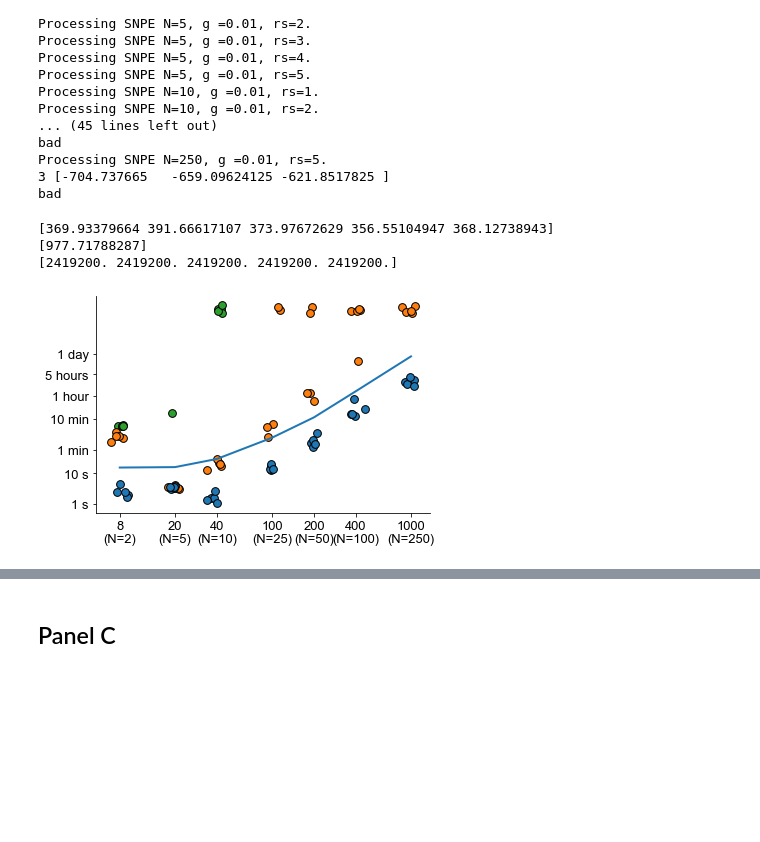
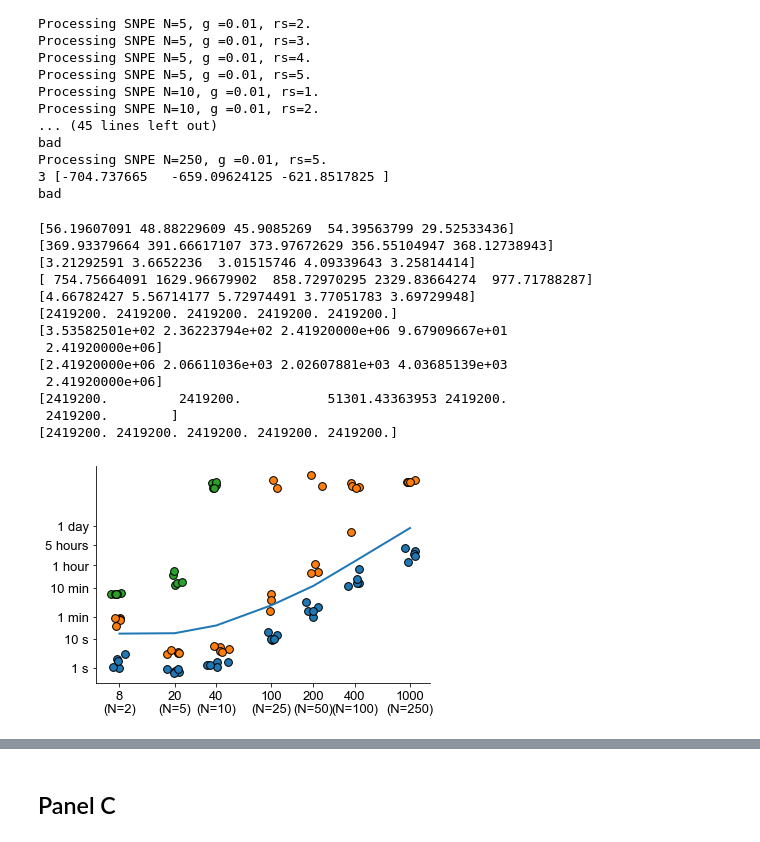
Before and after one commit to cunningham-lab/epi, a Jupyter notebook: notebooks/RNN/AnalyzeRNN.ipynb, the cells around one changed output, grey strips where cells are left out. Saved outputs shown, nothing was run; the diff lists cells and outputs as text; code cells hidden in the pictures; blank space fills up the shorter version.

```diff
--- a/notebooks/RNN/AnalyzeRNN.ipynb
+++ b/notebooks/RNN/AnalyzeRNN.ipynb
@@ -55,7 +55,7 @@ SNPE_conv = {}
 EPI_conv = {}
 EPI_eps_conv = {}
 Ns = [2, 5, 10, 25, 50, 100, 250]
-eps = [0.25]
+eps = [0.5]
 random_seeds = [1,2,3,4,5]
 g = 0.01
 for i, N in enumerate(Ns):
@@ -106,7 +106,8 @@ Processing SNPE N=250, g =0.01, rs=5.
 3 [-704.737665   -659.09624125 -621.8517825 ]
 bad
 # %%
-_eps = 0.25
+Ns = [2, 5, 10, 25, 50, 100, 250]
+_eps = 0.5
 epi_conv_means = [np.nanmean(EPI_conv[(N,_eps)]['times']) for N in Ns]
 epi_conv_stds = [np.nanstd(EPI_conv[(N,_eps)]['times']) for N in Ns]
 fontsize=15
@@ -124,6 +125,7 @@ log_y_jit_std = 0.2
 
 dotsize = 60
 fig, ax = plt.subplots(1,1,figsize=(6,4))
+ax.plot(np.log(np.array(Ns)), np.log(epi_conv_means), color=colors[0])
 nan_y = 4*7*24*60*60.
 for N in Ns:
     smc_conv_times = SMC_conv[N]['times']
@@ -140,7 +142,7 @@ for N in Ns:
     epi_y = np.array([val if not np.isnan(val) else nan_y for val in EPI_eps_conv[(N, _eps)]['times']])
     epi_log_jit_y = np.array([0. if not np.isnan(val) else np.random.normal(0., log_y_jit_std)
                               for val in EPI_conv[(N,_eps)]['times']])
-
+    print(snpe_y)
     if epi_y.shape[0] == 0:
         log_epi_y = np.nan*np.ones((len(epi_y)))
     else:
@@ -152,35 +154,43 @@ for N in Ns:
         assert(len(snpe_y) == 5)
         log_snpe_y = np.log(snpe_y) + snpe_log_jit_y
     if smc_y.shape[0] == 0:
         log_smc_y = np.nan*np.ones((len(smc_y)))
     else:
         print(smc_y)
         #assert(len(smc_y) == 5)
         log_smc_y = np.log(smc_y) + smc_log_jit_y
 
     smc_log_jit = np.random.normal(0., 0.075, (len(smc_y),))
     snpe_log_jit = np.random.normal(0., 0.075, (len(snpe_y),))
     epi_log_jit = np.random.normal(0., 0.075, (len(epi_y),))
 
     ax.scatter(np.log(N)+smc_log_jit, log_smc_y, color=colors[2],
                s=dotsize, edgecolor='k', alpha=scat_alpha)
     ax.scatter(np.log(N)+snpe_log_jit, log_snpe_y, color=colors[1],
                s=dotsize, edgecolor='k', alpha=scat_alpha)
     ax.scatter(np.log(N)+epi_log_jit, log_epi_y, color=colors[0],
                s=dotsize, edgecolor='k', alpha=scat_alpha)
 
-ax.plot(np.log(np.array(Ns)), np.log(epi_conv_means), color=colors[0])
-
 ax.set_xticks(xticks)
 ax.set_xticklabels(xtick_labels, fontname="Arial", fontsize=fontsize-2)
 ax.set_yticks(yticks)
 ax.set_yticklabels(ytick_labels, fontname="Arial", fontsize=fontsize-2)
 plt.savefig(os.path.join("figures", "fig4", "converge_time.pdf"))
 #ax.set_xlabel('parameter dimension (|z|)', fontname="Arial", fontsize=fontsize)
 #ax.set_ylabel('time to convergence', fontname="Arial", fontsize=fontsize)
 # %% [output]
+[56.19607091 48.88229609 45.9085269  54.39563799 29.52533436]
 [369.93379664 391.66617107 373.97672629 356.55104947 368.12738943]
-[977.71788287]
+[3.21292591 3.6652236  3.01515746 4.09339643 3.25814414]
+[ 754.75664091 1629.96679902  858.72970295 2329.83664274  977.71788287]
+[4.66782427 5.56714177 5.72974491 3.77051783 3.69729948]
 [2419200. 2419200. 2419200. 2419200. 2419200.]
+[3.53582501e+02 2.36223794e+02 2.41920000e+06 9.67909667e+01
+ 2.41920000e+06]
+[2.41920000e+06 2.06611036e+03 2.02607881e+03 4.03685139e+03
+ 2.41920000e+06]
+[2419200.         2419200.           51301.43363953 2419200.
+ 2419200.        ]
+[2419200. 2419200. 2419200. 2419200. 2419200.]
-[figure, old version]
+[figure, new version]
 # %%
```
Also changed, not shown: parts of 3 cells of this notebook, 1 other file.
